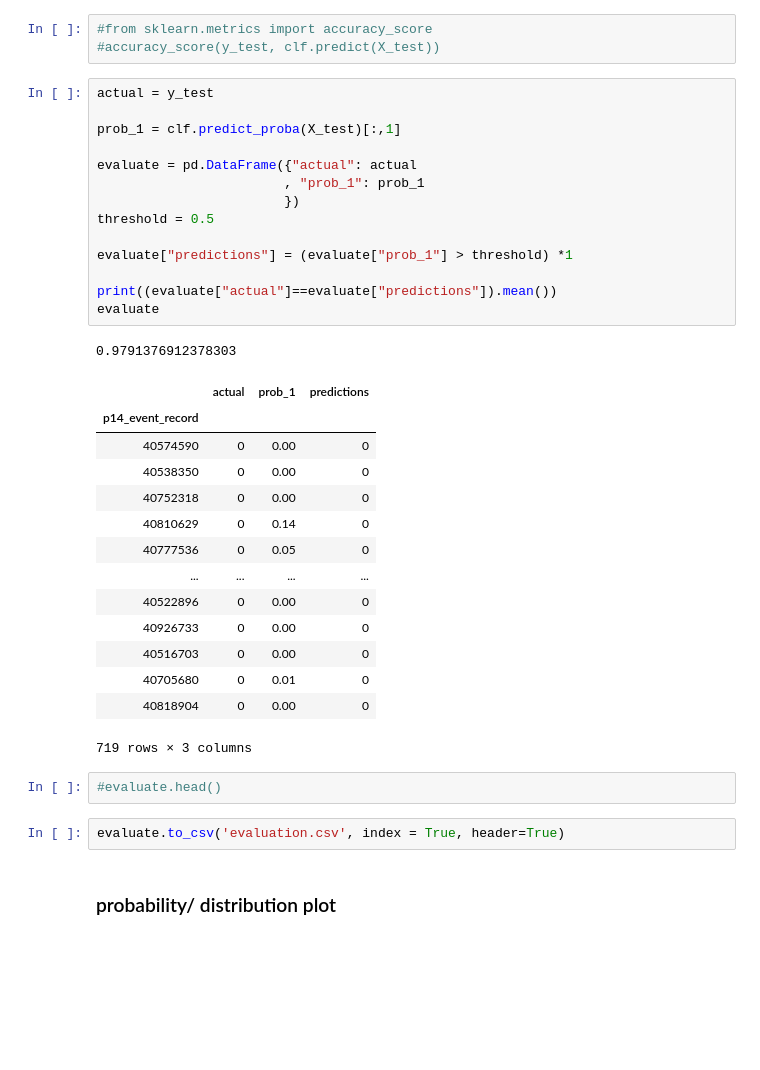
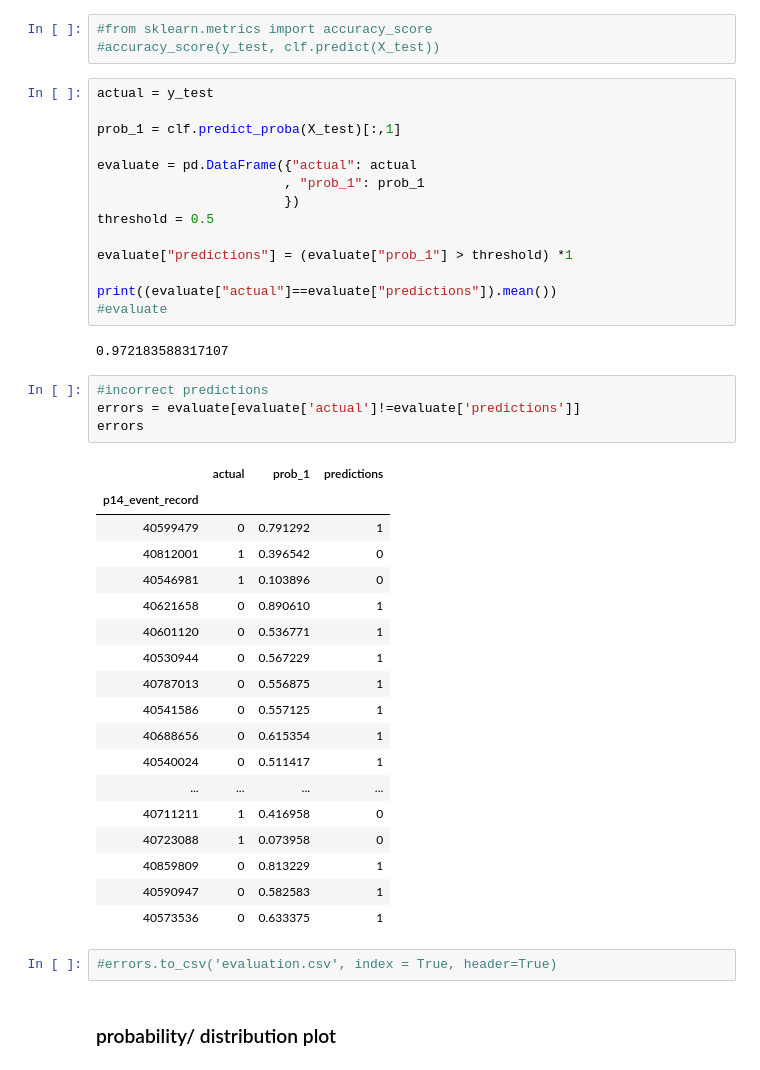
Before and after one commit to goiops/qOpstools_Python, a Jupyter notebook: flight_data_false_flag/explainer-random-forest.ipynb, the cells around one changed output. Saved outputs shown, nothing was run; the diff lists cells and outputs as text; blank space fills up the shorter version.

```diff
--- a/flight_data_false_flag/explainer-random-forest.ipynb
+++ b/flight_data_false_flag/explainer-random-forest.ipynb
@@ -295,27 +249,34 @@ threshold = 0.5
 evaluate["predictions"] = (evaluate["prob_1"] > threshold) *1
 
 print((evaluate["actual"]==evaluate["predictions"]).mean())
-evaluate
+#evaluate
 # %% [output]
-0.9791376912378303
+0.972183588317107
-|  | actual | prob_1 | predictions |
-| p14_event_record |  |  |  |
-| 40574590 | 0 | 0.00 | 0 |
-| 40538350 | 0 | 0.00 | 0 |
-| 40752318 | 0 | 0.00 | 0 |
-| 40810629 | 0 | 0.14 | 0 |
-| 40777536 | 0 | 0.05 | 0 |
-| ... | ... | ... | ... |
-| 40522896 | 0 | 0.00 | 0 |
-| 40926733 | 0 | 0.00 | 0 |
-| 40516703 | 0 | 0.00 | 0 |
-| 40705680 | 0 | 0.01 | 0 |
-| 40818904 | 0 | 0.00 | 0 |
-719 rows × 3 columns
-# %%
-#evaluate.head()
+# %%
+#incorrect predictions
+errors = evaluate[evaluate['actual']!=evaluate['predictions']]
+errors
+# %% [output]
+|  | actual | prob_1 | predictions |
+| p14_event_record |  |  |  |
+| 40599479 | 0 | 0.791292 | 1 |
+| 40812001 | 1 | 0.396542 | 0 |
+| 40546981 | 1 | 0.103896 | 0 |
+| 40621658 | 0 | 0.890610 | 1 |
+| 40601120 | 0 | 0.536771 | 1 |
+| 40530944 | 0 | 0.567229 | 1 |
+| 40787013 | 0 | 0.556875 | 1 |
+| 40541586 | 0 | 0.557125 | 1 |
+| 40688656 | 0 | 0.615354 | 1 |
+| 40540024 | 0 | 0.511417 | 1 |
+| ... | ... | ... | ... |
+| 40711211 | 1 | 0.416958 | 0 |
+| 40723088 | 1 | 0.073958 | 0 |
+| 40859809 | 0 | 0.813229 | 1 |
+| 40590947 | 0 | 0.582583 | 1 |
+| 40573536 | 0 | 0.633375 | 1 |
 # %%
-evaluate.to_csv('evaluation.csv', index = True, header=True)
+#errors.to_csv('evaluation.csv', index = True, header=True)
 # %% [markdown]
 ### probability/ distribution plot
 # %%
```
Also changed, not shown: parts of 60 cells of this notebook.
